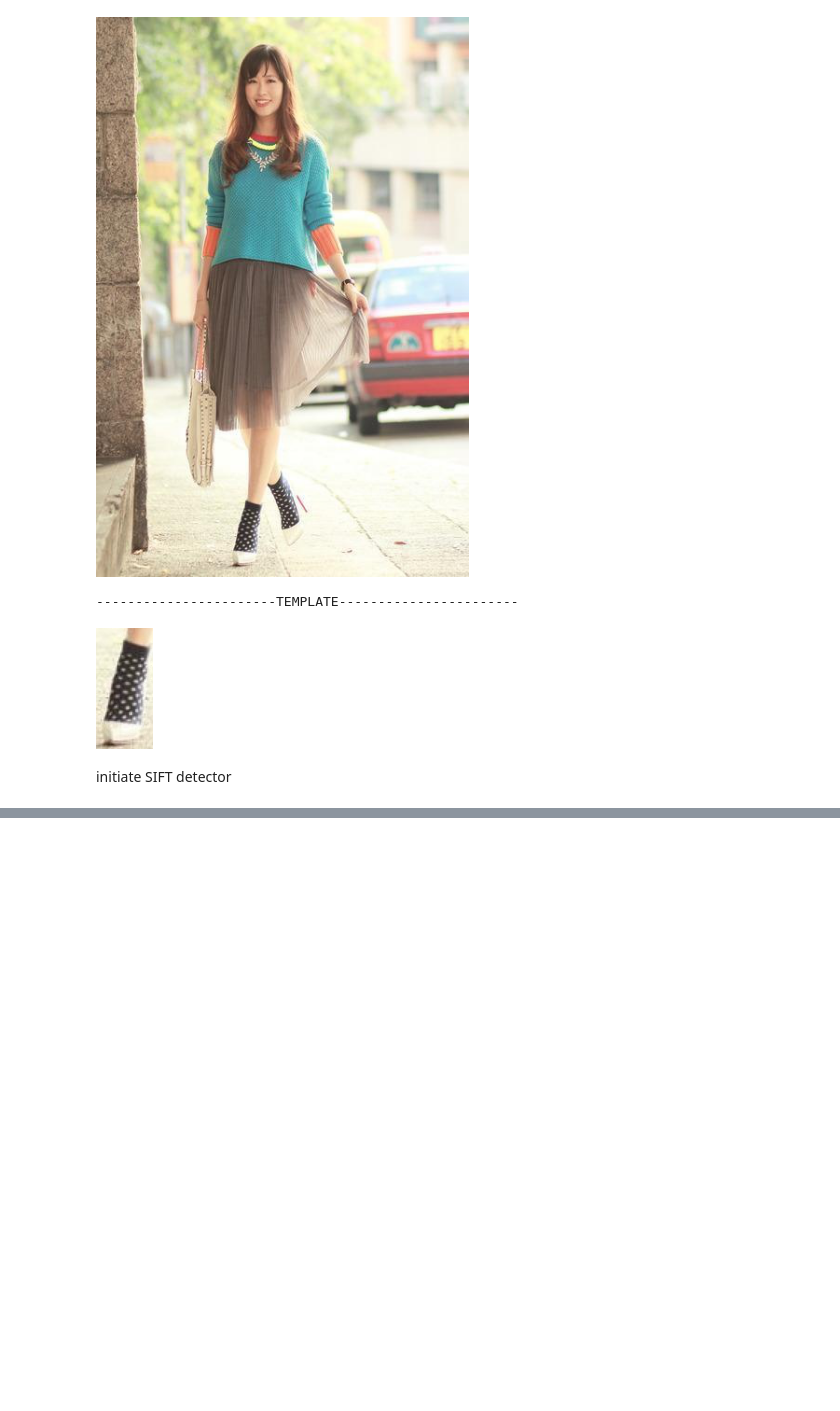
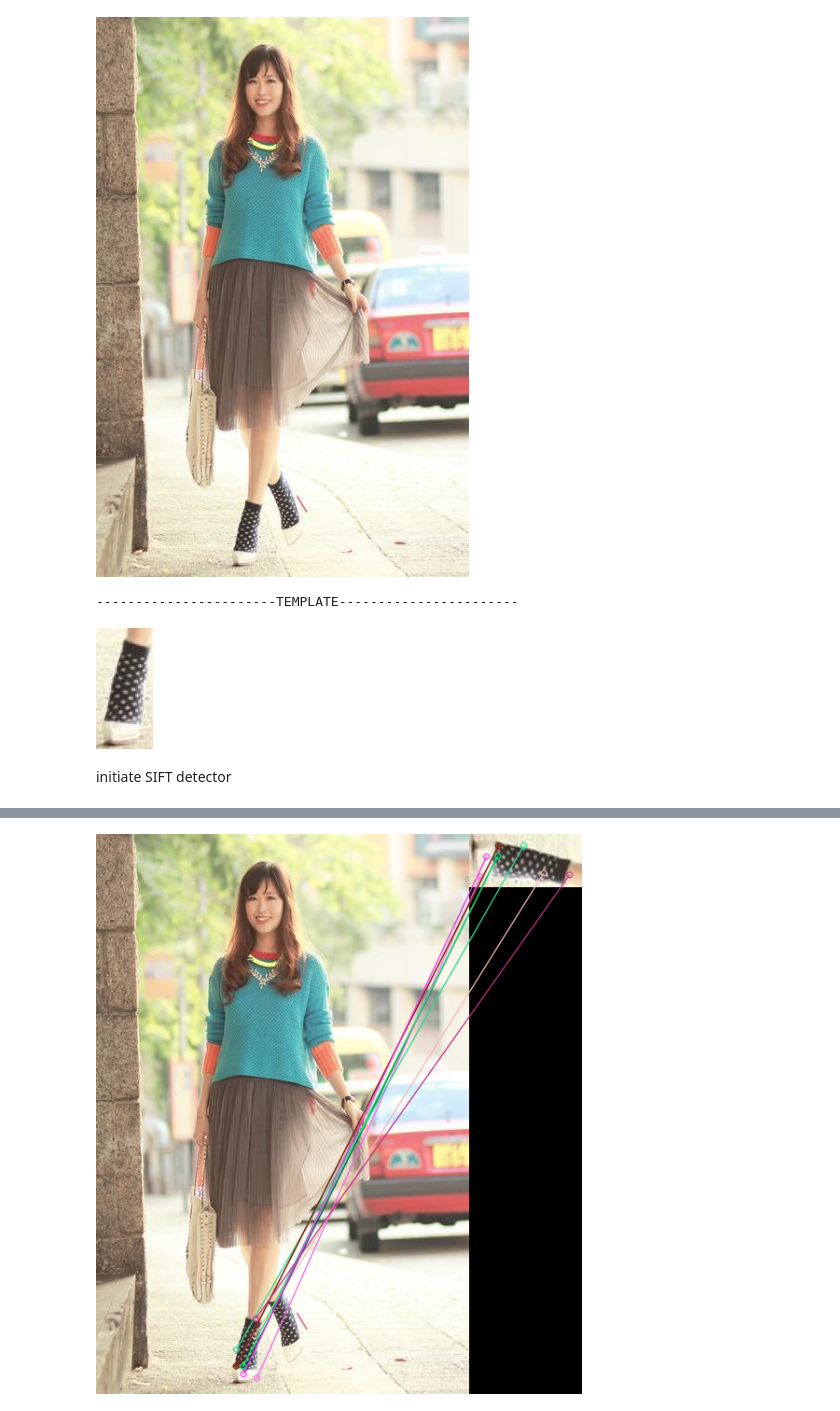
Before and after one commit to zszazi/OpenCV-Template-matching-and-SIFT, a Jupyter notebook: SIFT_feature_matching.ipynb, the cells around one changed output, grey strips where cells are left out. Saved outputs shown, nothing was run; the diff lists cells and outputs as text; code cells hidden in the pictures; blank space fills up the shorter version.

```diff
--- a/SIFT_feature_matching.ipynb
+++ b/SIFT_feature_matching.ipynb
@@ -77,0 +134,4 @@ cv2_imshow(img3)
+# %%
+cv2_imshow(res2)
+# %% [output]
+[figure, added]
```
Also changed, not shown: parts of 21 cells of this notebook.
